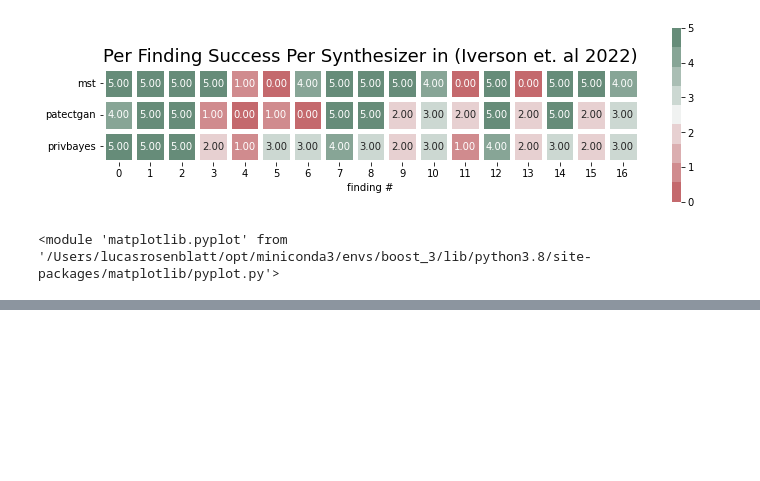
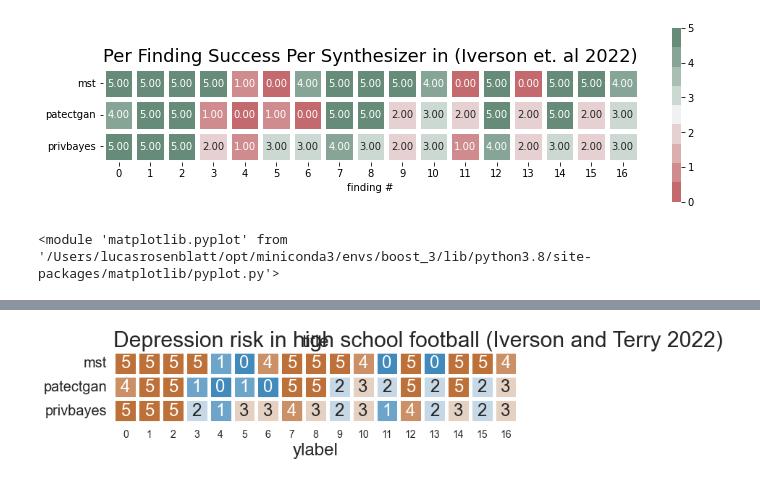
Before and after one commit to DataResponsibly/SynRD, a Jupyter notebook: papers/generate_figures.ipynb, the cells around one changed output, grey strips where cells are left out. Drawn from its saved outputs; the diff is of its cells as text; code cells hidden in the pictures; blank space fills up the shorter version.

```diff
--- a/papers/generate_figures.ipynb
+++ b/papers/generate_figures.ipynb
@@ -205,0 +223,31 @@ plot_box_map(df, 'Per Finding Success Per Synthesizer in (Iverson et. al 2022)')
+# %%
+def plot_box_map(data, title, vmin=0, vmax=5, max_per_row=8):
+    import matplotlib.pyplot as plt
+    import seaborn as sb
+    fig, ax = plt.subplots(figsize=(24, 8))
+    corr = data.copy()
+    # color map
+    cmap = sb.diverging_palette(240, 34, s=80, l=55, n=9)
+    # plot heatmap
+    ax = sb.heatmap(corr, annot=True, fmt=".0f",
+            linewidths=5, cmap=cmap, vmin=vmin, vmax=vmax,
+            square=True, cbar=False)
+    ax.set(xlabel='finding #')
+    plt.yticks(plt.yticks()[0], rotation=0, fontsize=20)
+    plt.xticks(plt.xticks()[0], fontsize=14)
+    sb.set(font_scale=2)
+    plt.title(title, loc='left', fontsize=30)
+    plt.show()
+    return plt
+# %%
+import pandas as pd
+from iverson22football.iverson22football import Iverson22Football
+paper3 = Iverson22Football(filename='iverson22football_dataframe.pickle')
+results = paper3.run_all_findings()
+pub_agg = PublicationAggregator([Iverson22Football])
+finding_arrays_soft = pub_agg.finding_arrays_soft('e^0')
+df = pd.DataFrame(finding_arrays_soft['iverson22football']).T
+# Findings Replication Success By Synthesizer i
+plot_box_map(df.astype(int),'Depression risk in high school football (Iverson and Terry 2022)')
+# %% [output]
+[figure, added]
```
Also changed, not shown: parts of 9 cells of this notebook, 17 other files.
